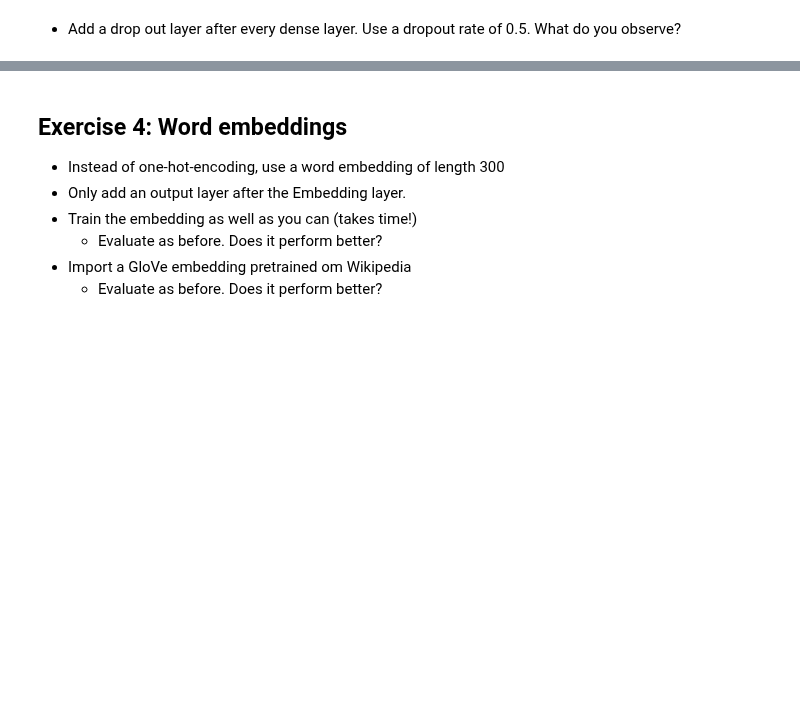
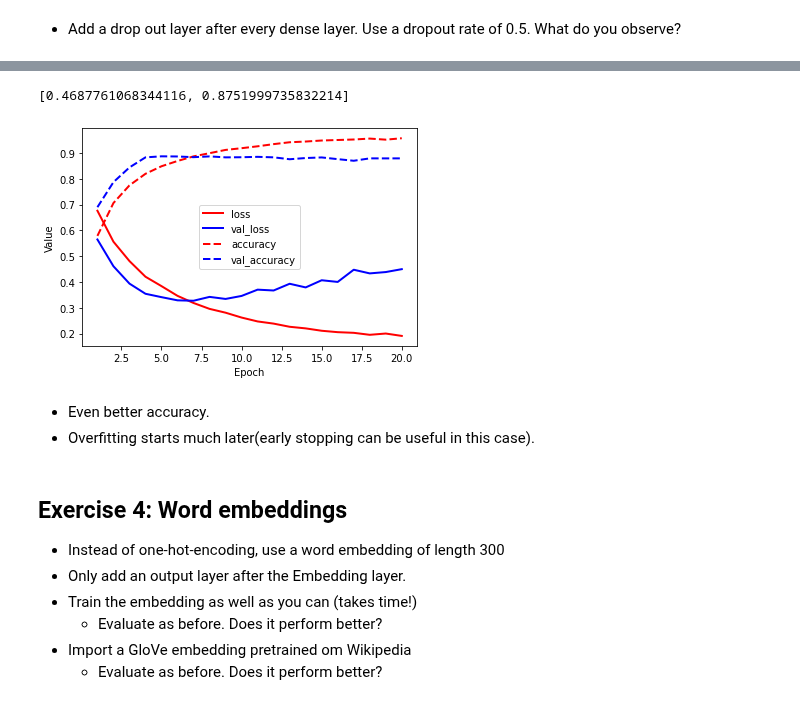
Before and after one commit to gekas145/tue-ml-course, a Jupyter notebook: labs/Lab 7b - Neural Networks for text.ipynb, the cells around one changed output, grey strips where cells are left out. Saved outputs shown, nothing was run; the diff lists cells and outputs as text; code cells hidden in the pictures; blank space fills up the shorter version.

```diff
--- a/labs/Lab 7b - Neural Networks for text.ipynb
+++ b/labs/Lab 7b - Neural Networks for text.ipynb
@@ -392,2 +471,30 @@ model1.evaluate(x_test, test_labels)
 # %% [markdown]
 * Add a drop out layer after every dense layer. Use a dropout rate of 0.5. What do you observe?
+# %%
+model2 = keras.models.Sequential()
+model2.add(layers.Dense(16,
+                        activation='relu',
+                        input_shape=(10000, ),
+                        kernel_regularizer=keras.regularizers.L2(1e-3)))
+model2.add(layers.Dropout(0.5))
+model2.add(layers.Dense(16,
+                        activation='relu',
+                        kernel_regularizer=keras.regularizers.L2(1e-3)))
+model2.add(layers.Dropout(0.5))
+model2.add(layers.Dense(1,
+                        kernel_regularizer=keras.regularizers.L2(1e-3)))
+
+model2.compile(optimizer=keras.optimizers.RMSprop(),
+              loss=keras.losses.BinaryCrossentropy(from_logits=True),
+              metrics=['accuracy'])
+
+history2 = model2.fit(x_train[10000:], y_train[10000:],
+                    batch_size=512,
+                    epochs=20,
+                    validation_data=(x_train[:10000], y_train[:10000]),
+                    verbose=0)
+
+plot_curve(history2)
+
+model2.evaluate(x_test, y_test)
+# %% [output]
@@ -394,3 +502,8 @@ model1.evaluate(x_test, test_labels)
+[0.4687761068344116, 0.8751999735832214]
+[figure, added]
+# %% [markdown]
+* Even better accuracy.
+* Overfitting starts much later(early stopping can be useful in this case).
 # %% [markdown]
 ## Exercise 4: Word embeddings
 
```
Also changed, not shown: parts of 9 cells of this notebook.
